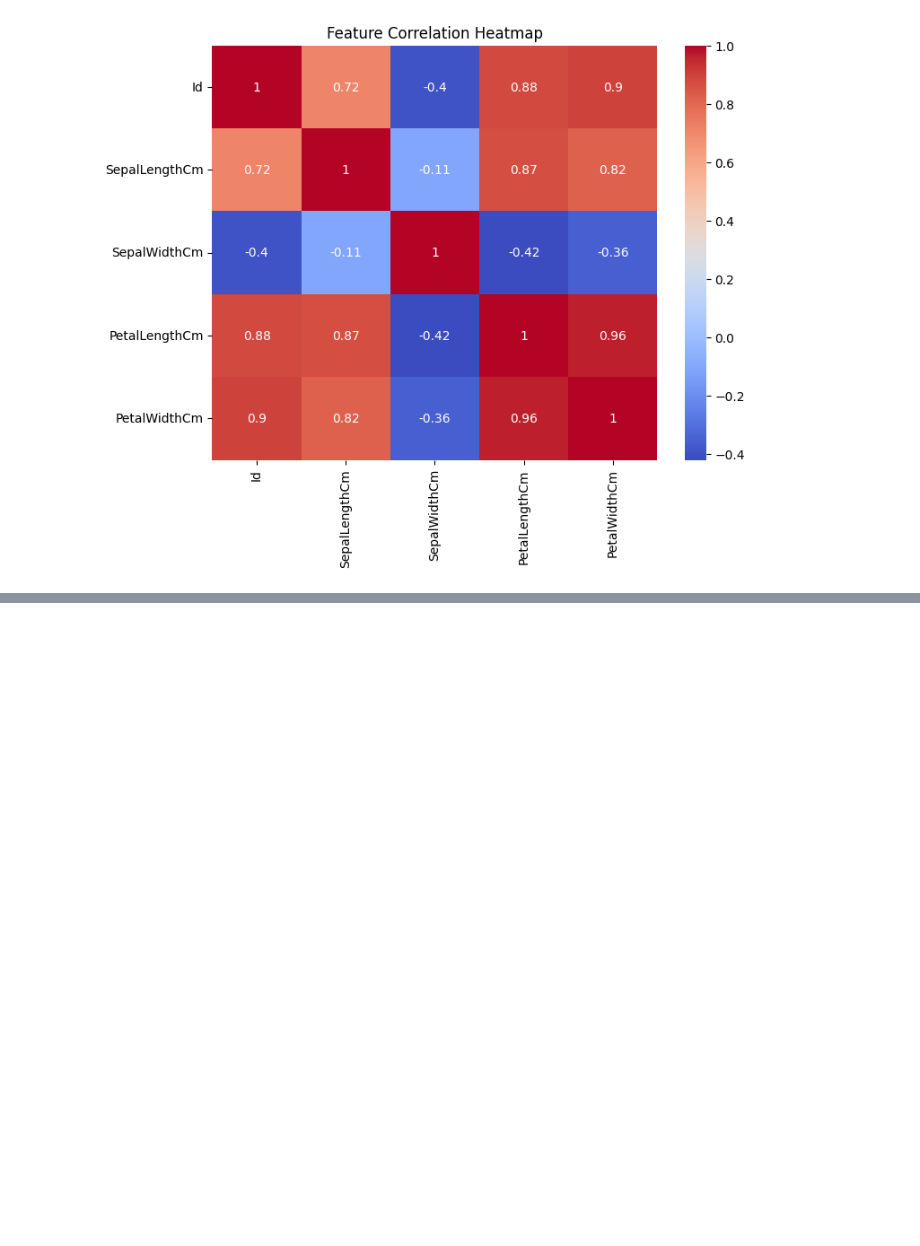
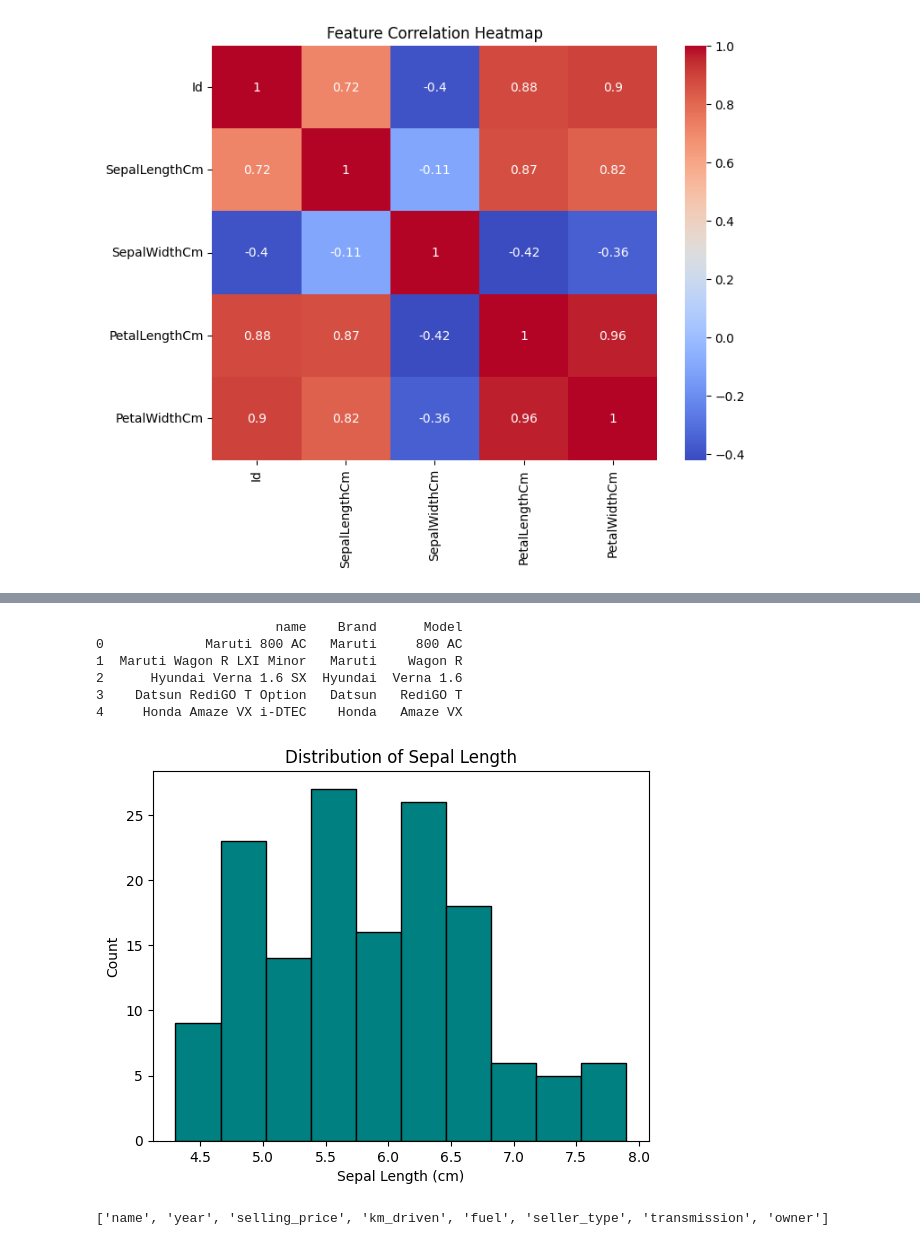
Before and after one commit to VaishnaviSonawane2005/Machine-Learning-Lab, a Jupyter notebook: Assignment 1/Assignment1.ipynb, the cells around one changed output, grey strips where cells are left out. Cells and saved outputs as stored; diff of their text form; code cells hidden in the pictures; blank space fills up the shorter version.

```diff
--- a/Assignment 1/Assignment1.ipynb
+++ b/Assignment 1/Assignment1.ipynb
@@ -235,0 +320,40 @@ plt.show()
+# %%
+import pandas as pd
+
+data = pd.read_csv("cars_dataset.csv")
+
+data['Brand'] = data['name'].str.split().str.get(0)
+data['Model'] = data['name'].str.split().str.get(1).fillna('') + " " + data['name'].str.split().str.get(2).fillna('')
+
+data['Model'] = data['Model'].str.strip()
+
+print(data[['name', 'Brand', 'Model']].head())
+# %% [output]
+                       name    Brand      Model
+0             Maruti 800 AC   Maruti     800 AC
+1  Maruti Wagon R LXI Minor   Maruti    Wagon R
+2      Hyundai Verna 1.6 SX  Hyundai  Verna 1.6
+3    Datsun RediGO T Option   Datsun   RediGO T
+4     Honda Amaze VX i-DTEC    Honda   Amaze VX
+# %%
+import pandas as pd
+import matplotlib.pyplot as plt
+import seaborn as sns
+
+df = pd.read_csv("Iris.csv")
+plt.hist(df['SepalLengthCm'], bins=10, color='teal', edgecolor='black')
+plt.title("Distribution of Sepal Length")
+plt.xlabel("Sepal Length (cm)")
+plt.ylabel("Count")
+plt.show()
+# %% [output]
+[figure, added]
+# %%
+
+import pandas as pd
+data = pd.read_csv("cars_dataset.csv")
+
+# Show all column names
+print(data.columns.tolist())
+# %% [output]
+['name', 'year', 'selling_price', 'km_driven', 'fuel', 'seller_type', 'transmission', 'owner']
```
Also changed, not shown: parts of 11 cells of this notebook, 5 other files.
